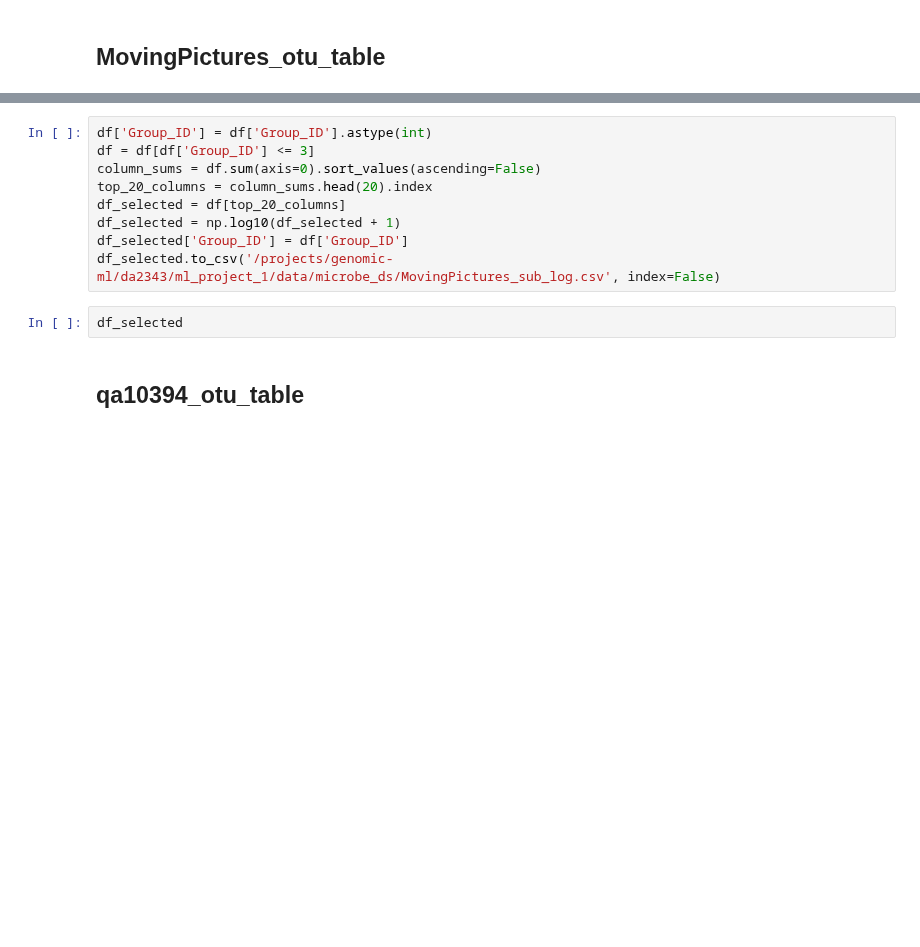
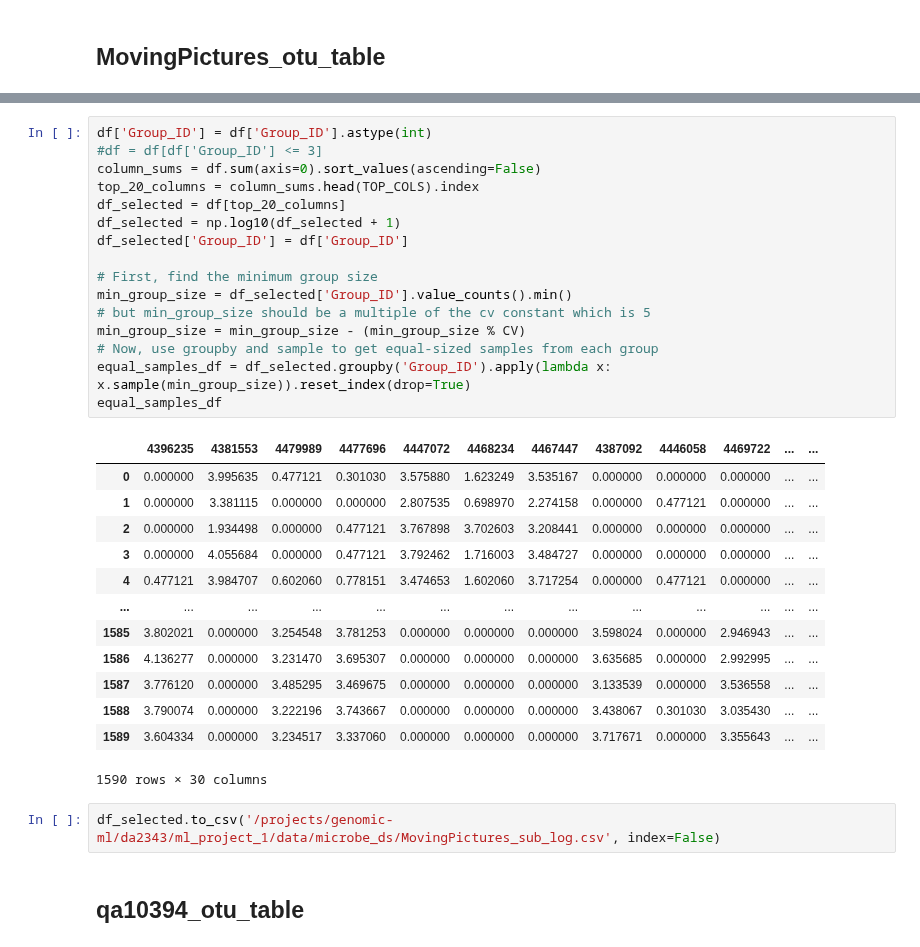
Before and after one commit to EngineerDanny/CS685-Microbe-Network-Research-Code, a Jupyter notebook: data/microbe_ds/wrangle_data.ipynb, the cells around one changed output, grey strips where cells are left out. Drawn from its saved outputs; the diff is of its cells as text; blank space fills up the shorter version.

```diff
--- a/data/microbe_ds/wrangle_data.ipynb
+++ b/data/microbe_ds/wrangle_data.ipynb
@@ -96,14 +135,35 @@ df = df.drop(['Project_ID', 'Sample_ID', 'S_Constant', 'Sequence_Keyword'], axis
 # %%
 df['Group_ID'] = df['Group_ID'].astype(int)
-df = df[df['Group_ID'] <= 3]
+#df = df[df['Group_ID'] <= 3]
 column_sums = df.sum(axis=0).sort_values(ascending=False)
-top_20_columns = column_sums.head(20).index
+top_20_columns = column_sums.head(TOP_COLS).index
 df_selected = df[top_20_columns]
 df_selected = np.log10(df_selected + 1)
 df_selected['Group_ID'] = df['Group_ID']
-df_selected.to_csv('/projects/genomic-ml/da2343/ml_project_1/data/microbe_ds/MovingPictures_sub_log.csv', index=False)
+
+# First, find the minimum group size
+min_group_size = df_selected['Group_ID'].value_counts().min()
+# but min_group_size should be a multiple of the cv constant which is 5
+min_group_size = min_group_size - (min_group_size % CV)
+# Now, use groupby and sample to get equal-sized samples from each group
+equal_samples_df = df_selected.groupby('Group_ID').apply(lambda x: x.sample(min_group_size)).reset_index(drop=True)
+equal_samples_df
+# %% [output]
+|  | 4396235 | 4381553 | 4479989 | 4477696 | 4447072 | 4468234 | 4467447 | 4387092 | 4446058 | 4469722 | ... | ... |
+| 0 | 0.000000 | 3.995635 | 0.477121 | 0.301030 | 3.575880 | 1.623249 | 3.535167 | 0.000000 | 0.000000 | 0.000000 | ... | ... |
+| 1 | 0.000000 | 3.381115 | 0.000000 | 0.000000 | 2.807535 | 0.698970 | 2.274158 | 0.000000 | 0.477121 | 0.000000 | ... | ... |
+| 2 | 0.000000 | 1.934498 | 0.000000 | 0.477121 | 3.767898 | 3.702603 | 3.208441 | 0.000000 | 0.000000 | 0.000000 | ... | ... |
+| 3 | 0.000000 | 4.055684 | 0.000000 | 0.477121 | 3.792462 | 1.716003 | 3.484727 | 0.000000 | 0.000000 | 0.000000 | ... | ... |
+| 4 | 0.477121 | 3.984707 | 0.602060 | 0.778151 | 3.474653 | 1.602060 | 3.717254 | 0.000000 | 0.477121 | 0.000000 | ... | ... |
+| ... | ... | ... | ... | ... | ... | ... | ... | ... | ... | ... | ... | ... |
+| 1585 | 3.802021 | 0.000000 | 3.254548 | 3.781253 | 0.000000 | 0.000000 | 0.000000 | 3.598024 | 0.000000 | 2.946943 | ... | ... |
+| 1586 | 4.136277 | 0.000000 | 3.231470 | 3.695307 | 0.000000 | 0.000000 | 0.000000 | 3.635685 | 0.000000 | 2.992995 | ... | ... |
+| 1587 | 3.776120 | 0.000000 | 3.485295 | 3.469675 | 0.000000 | 0.000000 | 0.000000 | 3.133539 | 0.000000 | 3.536558 | ... | ... |
+| 1588 | 3.790074 | 0.000000 | 3.222196 | 3.743667 | 0.000000 | 0.000000 | 0.000000 | 3.438067 | 0.301030 | 3.035430 | ... | ... |
+| 1589 | 3.604334 | 0.000000 | 3.234517 | 3.337060 | 0.000000 | 0.000000 | 0.000000 | 3.717671 | 0.000000 | 3.355643 | ... | ... |
+1590 rows × 30 columns
-# %%
-df_selected
+# %%
+df_selected.to_csv('/projects/genomic-ml/da2343/ml_project_1/data/microbe_ds/MovingPictures_sub_log.csv', index=False)
 # %% [markdown]
 ## qa10394_otu_table
 # %%
```
Also changed, not shown: parts of 14 cells of this notebook.
